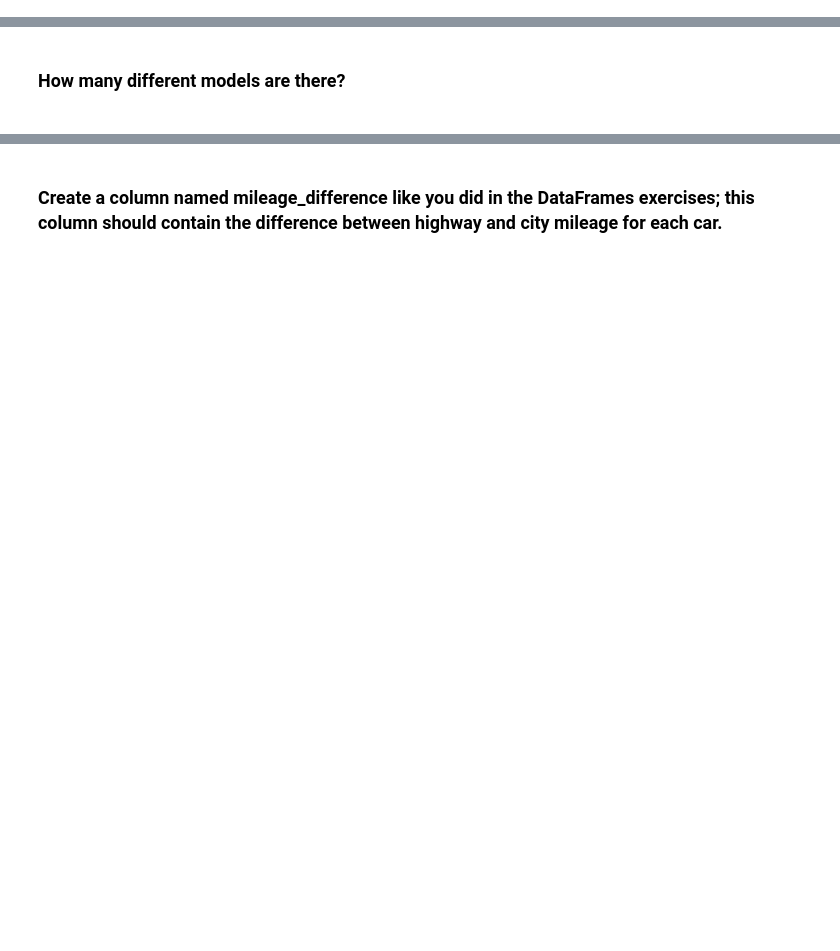
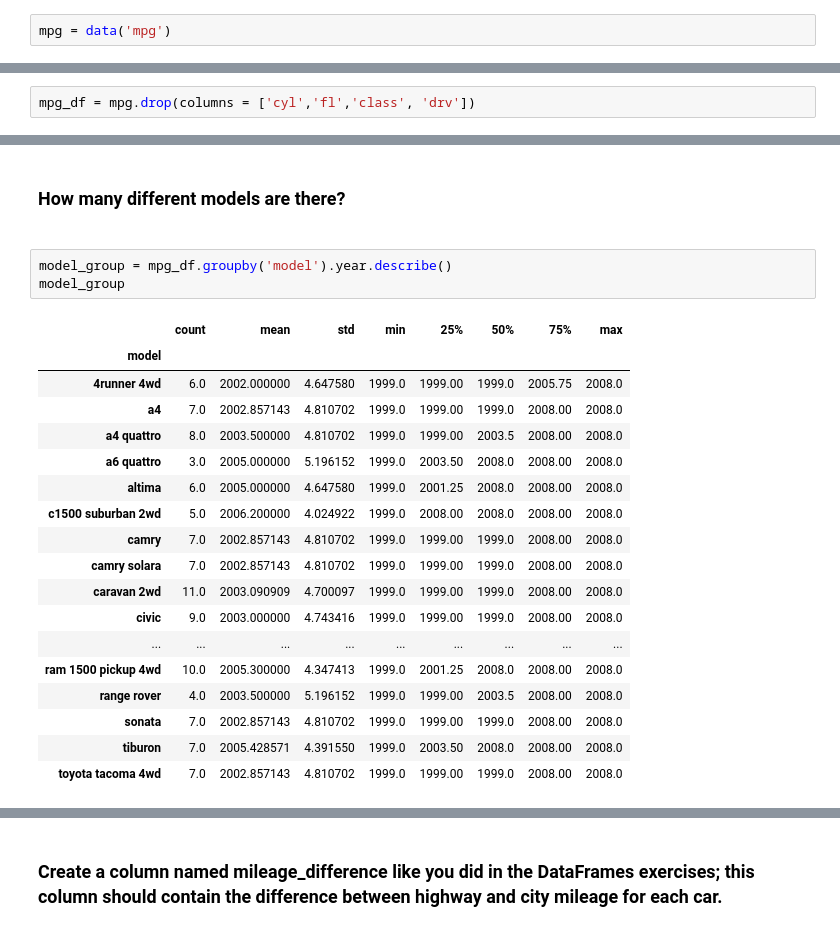
Before and after one commit to JonathanTWare/numpy-pandas-visualization-exercises, a Jupyter notebook: advanced_dataframes.ipynb, the cells around one changed output, grey strips where cells are left out. Saved outputs shown, nothing was run; the diff lists cells and outputs as text; blank space fills up the shorter version.

```diff
--- a/advanced_dataframes.ipynb
+++ b/advanced_dataframes.ipynb
@@ -160,3 +246,5 @@ datetime.date(9999, 1, 1)
 # %% [markdown]
 ### Load the mpg dataset from PyDataset.
 ###
+# %%
+mpg = data('mpg')
@@ -169,3 +297,5 @@ datetime.date(9999, 1, 1)
 # %% [markdown]
 ### Check out your column names and perform any cleanup you may want on them.
 ###
+# %%
+mpg_df = mpg.drop(columns = ['cyl','fl','class', 'drv'])
@@ -178,3 +370,25 @@ datetime.date(9999, 1, 1)
 # %% [markdown]
 ### How many different models are there?
 ###
+# %%
+model_group = mpg_df.groupby('model').year.describe()
+model_group
+# %% [output]
+|  | count | mean | std | min | 25% | 50% | 75% | max |
+| model |  |  |  |  |  |  |  |  |
+| 4runner 4wd | 6.0 | 2002.000000 | 4.647580 | 1999.0 | 1999.00 | 1999.0 | 2005.75 | 2008.0 |
+| a4 | 7.0 | 2002.857143 | 4.810702 | 1999.0 | 1999.00 | 1999.0 | 2008.00 | 2008.0 |
+| a4 quattro | 8.0 | 2003.500000 | 4.810702 | 1999.0 | 1999.00 | 2003.5 | 2008.00 | 2008.0 |
+| a6 quattro | 3.0 | 2005.000000 | 5.196152 | 1999.0 | 2003.50 | 2008.0 | 2008.00 | 2008.0 |
+| altima | 6.0 | 2005.000000 | 4.647580 | 1999.0 | 2001.25 | 2008.0 | 2008.00 | 2008.0 |
+| c1500 suburban 2wd | 5.0 | 2006.200000 | 4.024922 | 1999.0 | 2008.00 | 2008.0 | 2008.00 | 2008.0 |
+| camry | 7.0 | 2002.857143 | 4.810702 | 1999.0 | 1999.00 | 1999.0 | 2008.00 | 2008.0 |
+| camry solara | 7.0 | 2002.857143 | 4.810702 | 1999.0 | 1999.00 | 1999.0 | 2008.00 | 2008.0 |
+| caravan 2wd | 11.0 | 2003.090909 | 4.700097 | 1999.0 | 1999.00 | 1999.0 | 2008.00 | 2008.0 |
+| civic | 9.0 | 2003.000000 | 4.743416 | 1999.0 | 1999.00 | 1999.0 | 2008.00 | 2008.0 |
+| ... | ... | ... | ... | ... | ... | ... | ... | ... |
+| ram 1500 pickup 4wd | 10.0 | 2005.300000 | 4.347413 | 1999.0 | 2001.25 | 2008.0 | 2008.00 | 2008.0 |
+| range rover | 4.0 | 2003.500000 | 5.196152 | 1999.0 | 1999.00 | 2003.5 | 2008.00 | 2008.0 |
+| sonata | 7.0 | 2002.857143 | 4.810702 | 1999.0 | 1999.00 | 1999.0 | 2008.00 | 2008.0 |
+| tiburon | 7.0 | 2005.428571 | 4.391550 | 1999.0 | 2003.50 | 2008.0 | 2008.00 | 2008.0 |
+| toyota tacoma 4wd | 7.0 | 2002.857143 | 4.810702 | 1999.0 | 1999.00 | 1999.0 | 2008.00 | 2008.0 |
```
Also changed, not shown: parts of 33 cells of this notebook.
